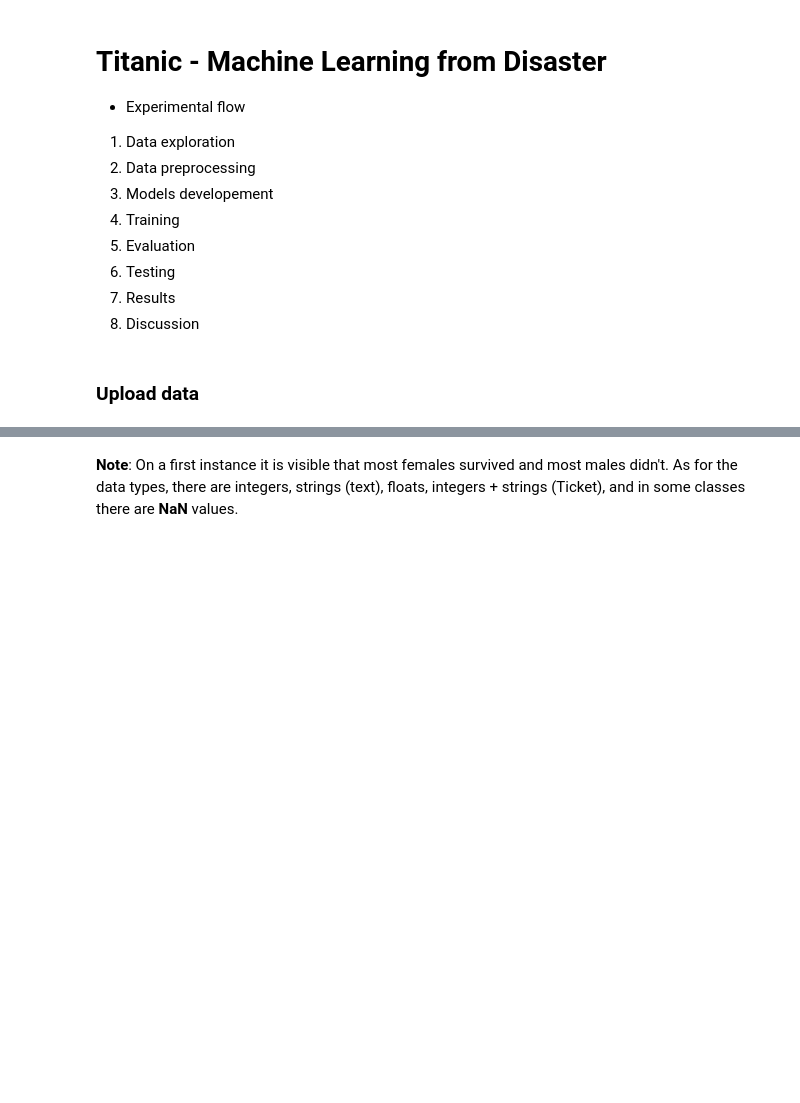
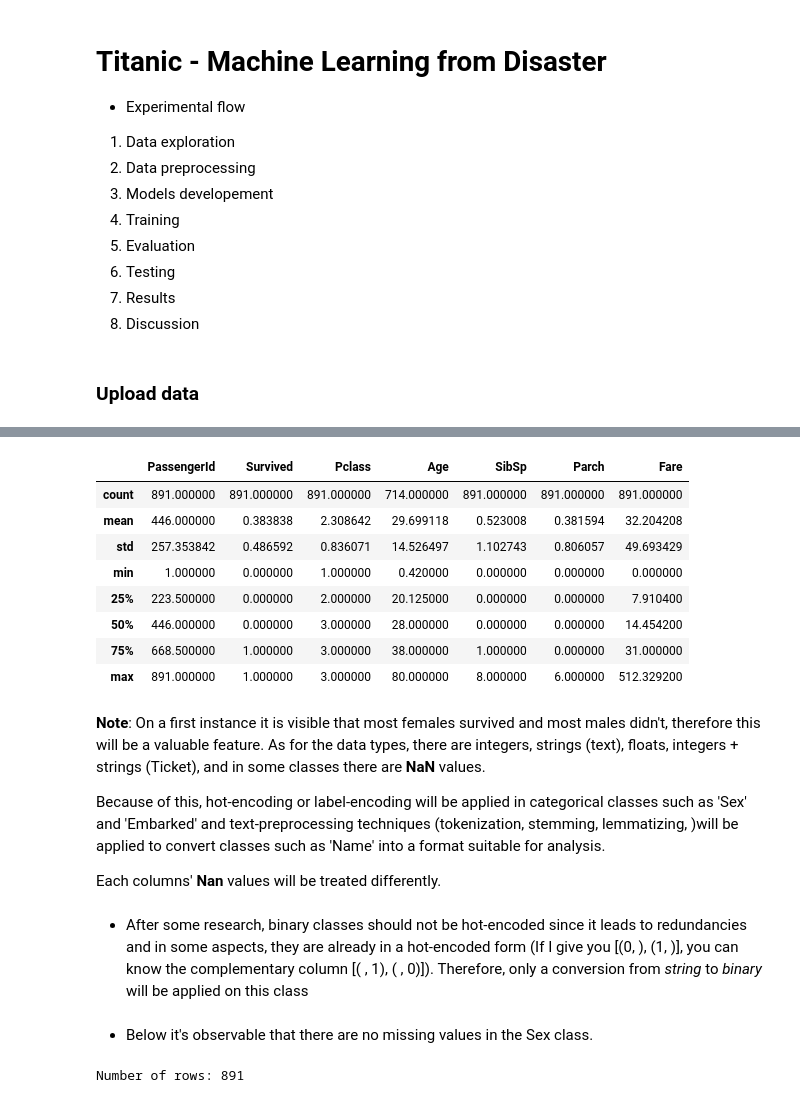
Before and after one commit to BakiRhina/Titanic, a Jupyter notebook: main.ipynb, the cells around one changed output, grey strips where cells are left out. Saved outputs shown, nothing was run; the diff lists cells and outputs as text; code cells hidden in the pictures; blank space fills up the shorter version.

Commit message:
feat: numerical analysis on Survival and Sex classes

```diff
--- a/main.ipynb
+++ b/main.ipynb
@@ -36,5 +36,23 @@ train.head(10)
 | 7 | 8 | 0 | 3 | Palsson, Master. Gosta Leonard | male | 2.0 | 3 | 1 | 349909 | 21.0750 | ... |
 | 8 | 9 | 1 | 3 | Johnson, Mrs. Oscar W (Elisabeth ... | female | 27.0 | 0 | 2 | 347742 | 11.1333 | ... |
 | 9 | 10 | 1 | 2 | Nasser, Mrs. Nicholas (Adele Achem) | female | 14.0 | 1 | 0 | 237736 | 30.0708 | ... |
+# %%
+train.describe()
+# %% [output]
+|  | PassengerId | Survived | Pclass | Age | SibSp | Parch | Fare |
+| count | 891.000000 | 891.000000 | 891.000000 | 714.000000 | 891.000000 | 891.000000 | 891.000000 |
+| mean | 446.000000 | 0.383838 | 2.308642 | 29.699118 | 0.523008 | 0.381594 | 32.204208 |
+| std | 257.353842 | 0.486592 | 0.836071 | 14.526497 | 1.102743 | 0.806057 | 49.693429 |
+| min | 1.000000 | 0.000000 | 1.000000 | 0.420000 | 0.000000 | 0.000000 | 0.000000 |
+| 25% | 223.500000 | 0.000000 | 2.000000 | 20.125000 | 0.000000 | 0.000000 | 7.910400 |
+| 50% | 446.000000 | 0.000000 | 3.000000 | 28.000000 | 0.000000 | 0.000000 | 14.454200 |
+| 75% | 668.500000 | 1.000000 | 3.000000 | 38.000000 | 1.000000 | 0.000000 | 31.000000 |
+| max | 891.000000 | 1.000000 | 3.000000 | 80.000000 | 8.000000 | 6.000000 | 512.329200 |
 # %% [markdown]
-**Note**: On a first instance it is visible that most females survived and most males didn't. As for the data types, there are integers, strings (text), floats, integers + strings (Ticket), and in some classes there are **NaN** values.
+**Note**: On a first instance it is visible that most females survived and most males didn't, therefore this will be a valuable feature. As for the data types, there are integers, strings (text), floats, integers + strings (Ticket), and in some classes there are **NaN** values.
+
+Because of this, hot-encoding or label-encoding will be applied in categorical classes such as 'Sex' and 'Embarked' and text-preprocessing techniques (tokenization, stemming, lemmatizing, )will be applied to convert classes such as 'Name' into a format suitable for analysis.
+
+Each columns' **Nan** values will be treated differently.
+# %% [markdown]
+- After some research, binary classes should not be hot-encoded since it leads to redundancies and in some aspects, they are already in a hot-encoded form (If I give you [(0, ), (1, )], you can know the complementary column [( , 1), ( , 0)]). Therefore, only a conversion from *string* to *binary* will be applied on this class
@@ -40,0 +61,6 @@ train.head(10)
+# %% [markdown]
+- Below it's observable that there are no missing values in the Sex class.
+# %%
+print(f'Number of rows: {len(train)}')
+# %% [output]
+Number of rows: 891
```
Also changed, not shown: parts of 5 cells of this notebook.
